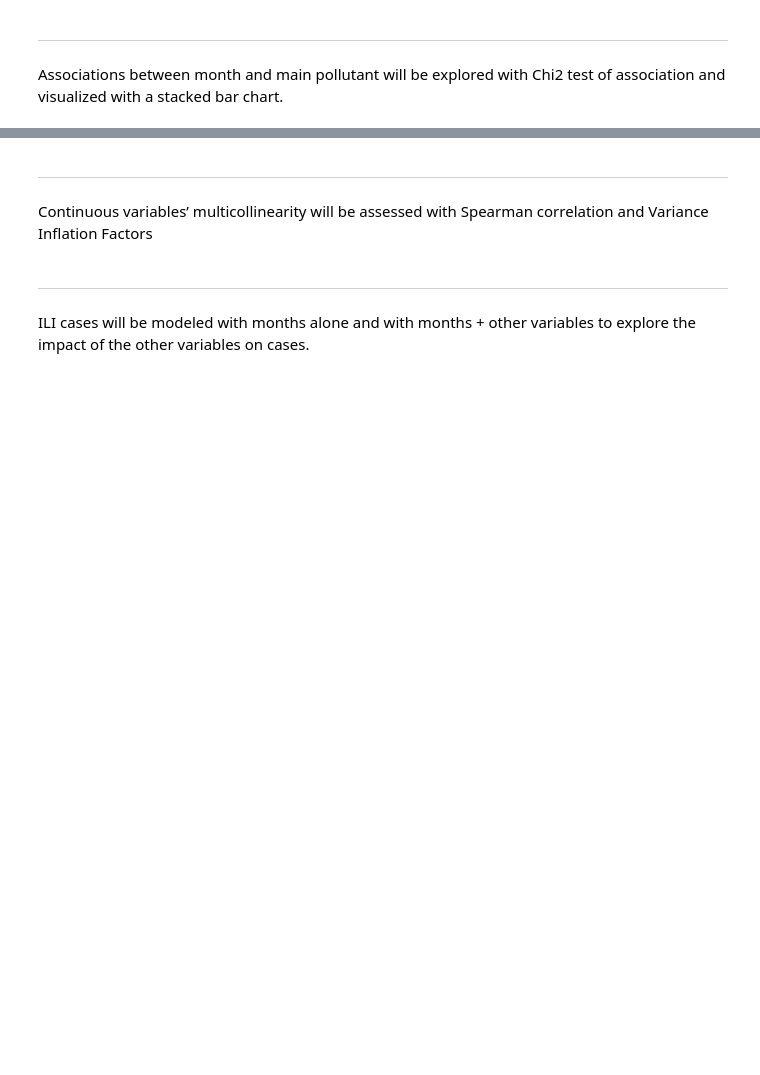
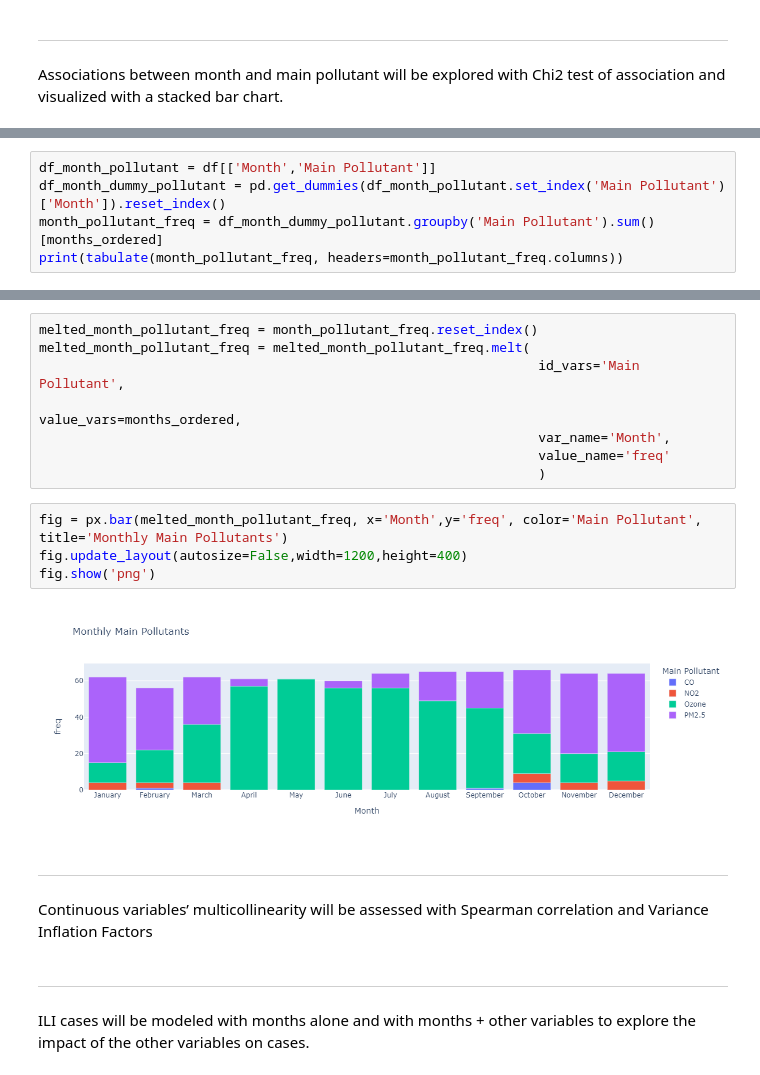
Before and after one commit to tyg3rr/HM878-Biostats, a Jupyter notebook: final/Final py.ipynb, the cells around one changed output, grey strips where cells are left out. Saved outputs shown, nothing was run; the diff lists cells and outputs as text; blank space fills up the shorter version.

```diff
--- a/final/Final py.ipynb
+++ b/final/Final py.ipynb
@@ -82,0 +188,5 @@ Associations between month and main pollutant will be explored with Chi2 test of
+# %%
+df_month_pollutant = df[['Month','Main Pollutant']]
+df_month_dummy_pollutant = pd.get_dummies(df_month_pollutant.set_index('Main Pollutant')['Month']).reset_index()
+month_pollutant_freq = df_month_dummy_pollutant.groupby('Main Pollutant').sum()[months_ordered]
+print(tabulate(month_pollutant_freq, headers=month_pollutant_freq.columns))
@@ -83,3 +210,17 @@ Associations between month and main pollutant will be explored with Chi2 test of
+# %%
+melted_month_pollutant_freq = month_pollutant_freq.reset_index()
+melted_month_pollutant_freq = melted_month_pollutant_freq.melt(
+                                                                id_vars='Main Pollutant',
+                                                                value_vars=months_ordered,
+                                                                var_name='Month',
+                                                                value_name='freq'
+                                                                )
+# %%
+fig = px.bar(melted_month_pollutant_freq, x='Month',y='freq', color='Main Pollutant', title='Monthly Main Pollutants')
+fig.update_layout(autosize=False,width=1200,height=400)
+fig.show('png')
+# %% [output]
+[figure, added]
 # %% [markdown]
 ---
 Continuous variables’ multicollinearity will be assessed with Spearman correlation and Variance Inflation Factors
```
Also changed, not shown: parts of 14 cells of this notebook.
